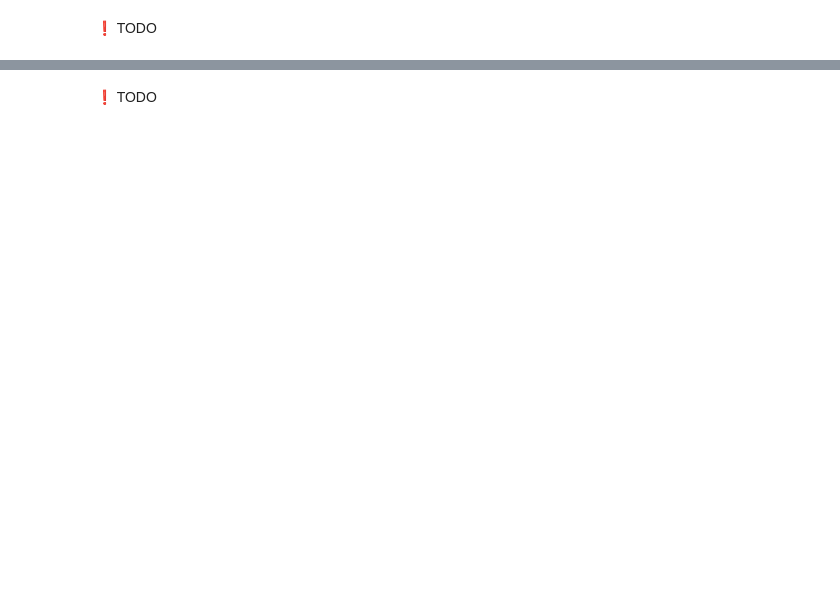
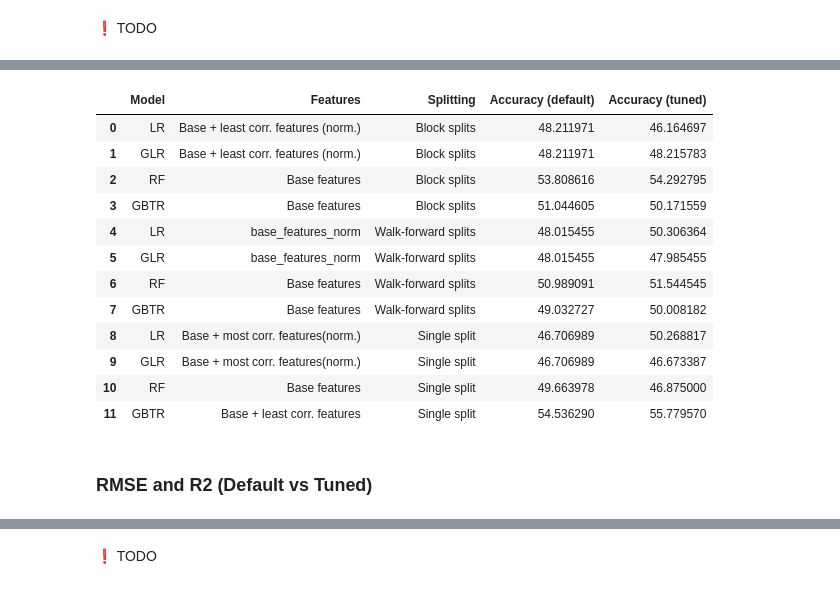
Before and after one commit to CorsiDanilo/bitcoin-price-prediction-with-pyspark, a Jupyter notebook: notebooks/6-final-scores.ipynb, the cells around one changed output, grey strips where cells are left out. Saved outputs shown, nothing was run; the diff lists cells and outputs as text; code cells hidden in the pictures; blank space fills up the shorter version.

```diff
--- a/notebooks/6-final-scores.ipynb
+++ b/notebooks/6-final-scores.ipynb
@@ -346,0 +251,19 @@ train_valid_all_results_grouped
+# %%
+train_valid_accuracy = final_scores_utilities.dataset_fine_tuning(train_valid_accuracy, 'accuracy')
+train_valid_accuracy
+# %% [output]
+|  | Model | Features | Splitting | Accuracy (default) | Accuracy (tuned) |
+| 0 | LR | Base + least corr. features (norm.) | Block splits | 48.211971 | 46.164697 |
+| 1 | GLR | Base + least corr. features (norm.) | Block splits | 48.211971 | 48.215783 |
+| 2 | RF | Base features | Block splits | 53.808616 | 54.292795 |
+| 3 | GBTR | Base features | Block splits | 51.044605 | 50.171559 |
+| 4 | LR | base_features_norm | Walk-forward splits | 48.015455 | 50.306364 |
+| 5 | GLR | base_features_norm | Walk-forward splits | 48.015455 | 47.985455 |
+| 6 | RF | Base features | Walk-forward splits | 50.989091 | 51.544545 |
+| 7 | GBTR | Base features | Walk-forward splits | 49.032727 | 50.008182 |
+| 8 | LR | Base + most corr. features(norm.) | Single split | 46.706989 | 50.268817 |
+| 9 | GLR | Base + most corr. features(norm.) | Single split | 46.706989 | 46.673387 |
+| 10 | RF | Base features | Single split | 49.663978 | 46.875000 |
+| 11 | GBTR | Base + least corr. features | Single split | 54.536290 | 55.779570 |
+# %% [markdown]
+### RMSE and R2 (Default vs Tuned)
```
Also changed, not shown: parts of 37 cells of this notebook, 1 other file.
